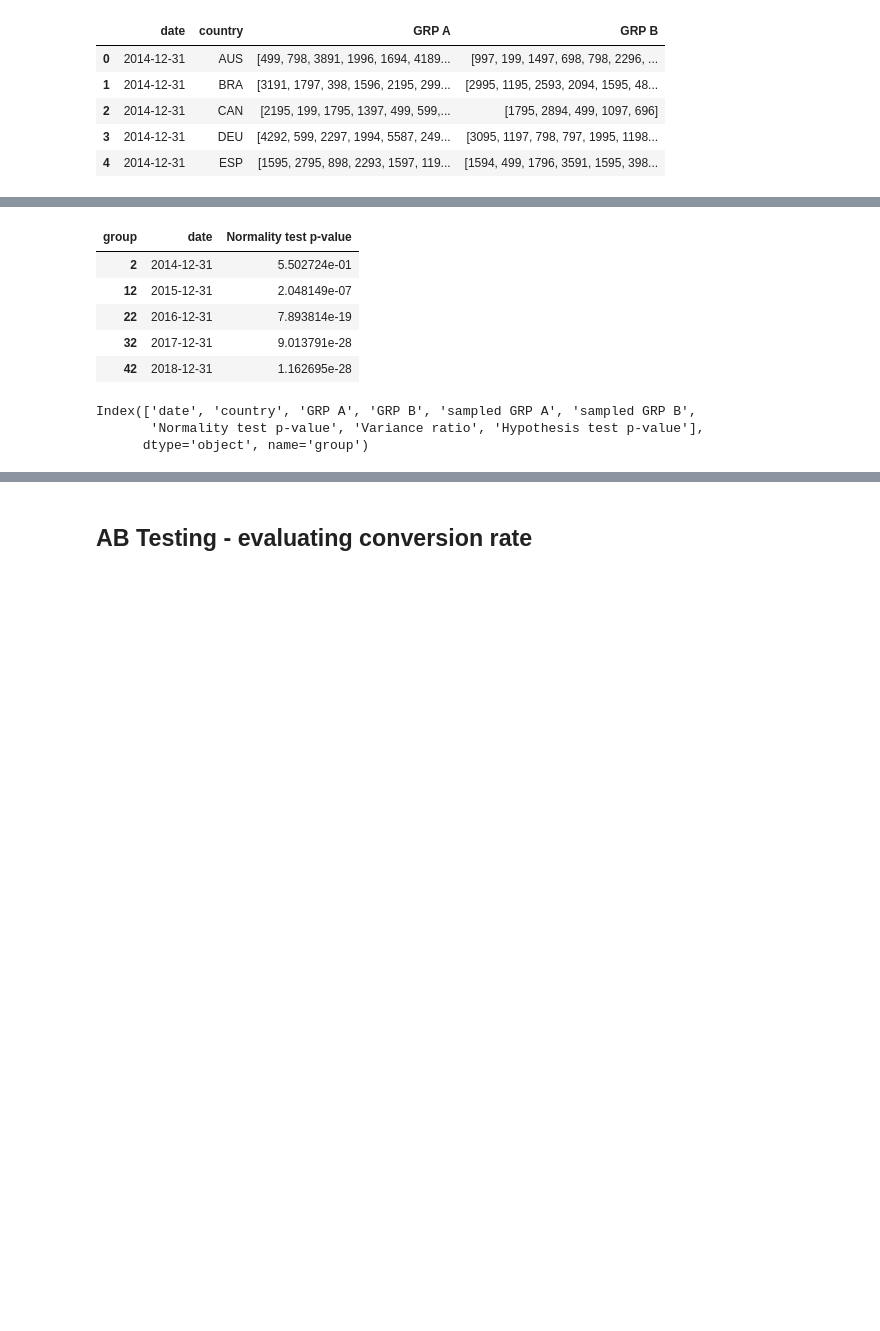
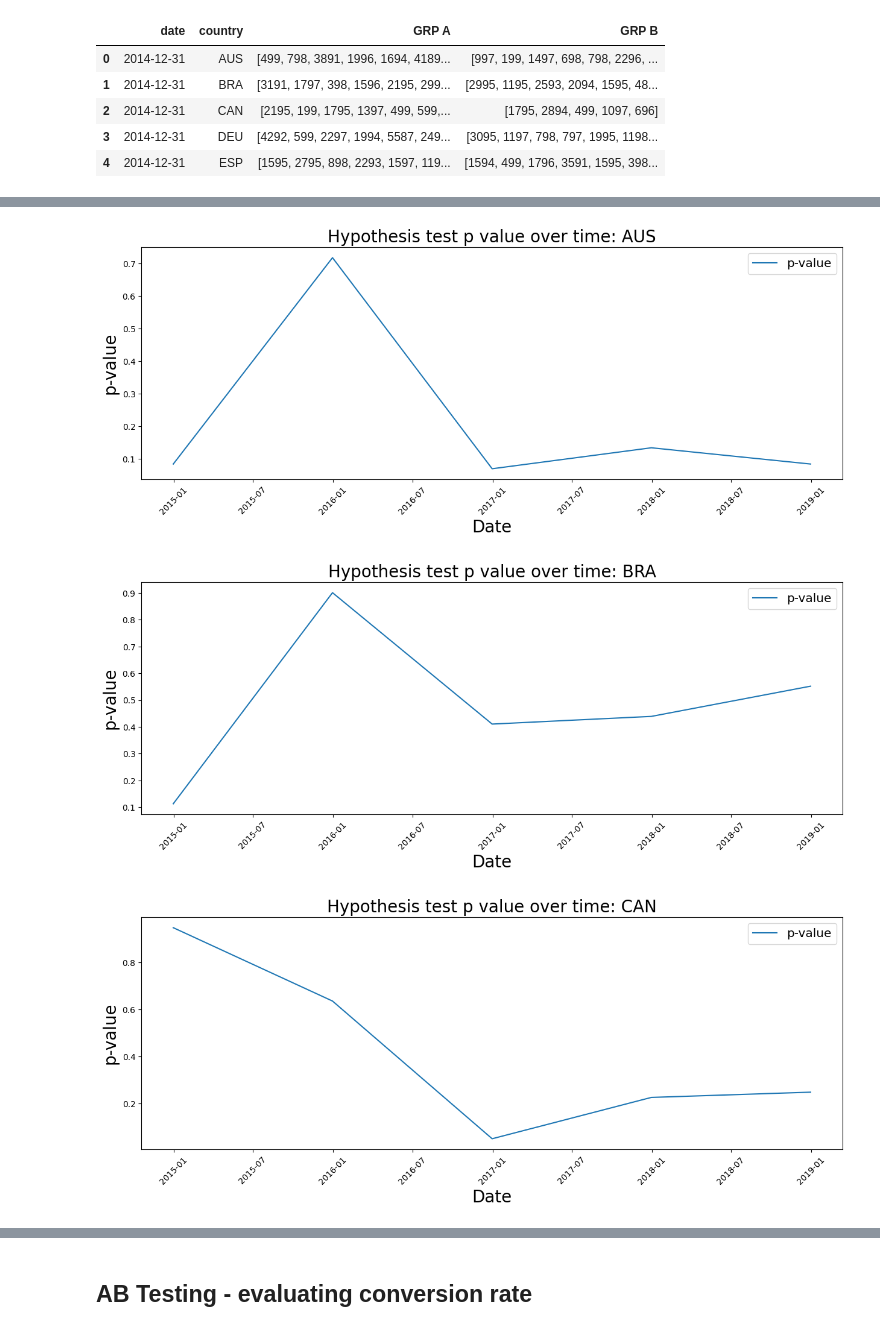
Before and after one commit to GustavoHBDuarte/AB_testing, a Jupyter notebook: A_B_testing.ipynb, the cells around one changed output, grey strips where cells are left out. Drawn from its saved outputs; the diff is of its cells as text; code cells hidden in the pictures; blank space fills up the shorter version.

```diff
--- a/A_B_testing.ipynb
+++ b/A_B_testing.ipynb
@@ -886,18 +885,24 @@ df_frequentist.loc[df_frequentist['country']=='DEU', ['date', 'Hypothesis test p
-# %%
-# EXEMPLO ILUSTRATIVO -> DADOS NORMAIS CONVERGINDO PARA NÃO NORMAIS COM O AUMENTO DO N
-
-
-df_frequentist.loc[df_frequentist['country']=='CAN', ['date', 'Normality test p-value']]
-# %% [output]
-| group | date | Normality test p-value |
-| 2 | 2014-12-31 | 5.502724e-01 |
-| 12 | 2015-12-31 | 2.048149e-07 |
-| 22 | 2016-12-31 | 7.893814e-19 |
-| 32 | 2017-12-31 | 9.013791e-28 |
-| 42 | 2018-12-31 | 1.162695e-28 |
-# %%
-df_frequentist.columns
-# %% [output]
-Index(['date', 'country', 'GRP A', 'GRP B', 'sampled GRP A', 'sampled GRP B',
-       'Normality test p-value', 'Variance ratio', 'Hypothesis test p-value'],
-      dtype='object', name='group')
+# %%
+# Ploting results by country
+
+
+for pais in df_frequentist['country'].unique():
+
+    plt.figure(figsize=(15,5)) # seting figure size
+
+    plt.plot(df_frequentist.loc[df_frequentist['country']==pais,'date'],
+             df_frequentist.loc[df_frequentist['country']==pais,'Hypothesis test p-value'],
+             label='p-value')
+
+    plt.xlabel('Date', fontdict = {'color':'black','size':20}) # add xlabel legend
+
+    plt.legend(loc='best', fontsize='x-large') # add legend box
+    plt.ylabel('p-value', fontdict = {'color':'black','size':20}) # add xlabel legend
+
+    plt.title(f'Hypothesis test p value over time: {pais}', fontdict = {'color':'black','size':20})
+
+    plt.xticks(rotation=45); # rotate xticks
+# %% [output]
+[figure, added]
+[figure, added]
+[figure, added]
```
Also changed, not shown: parts of 8 cells of this notebook.
